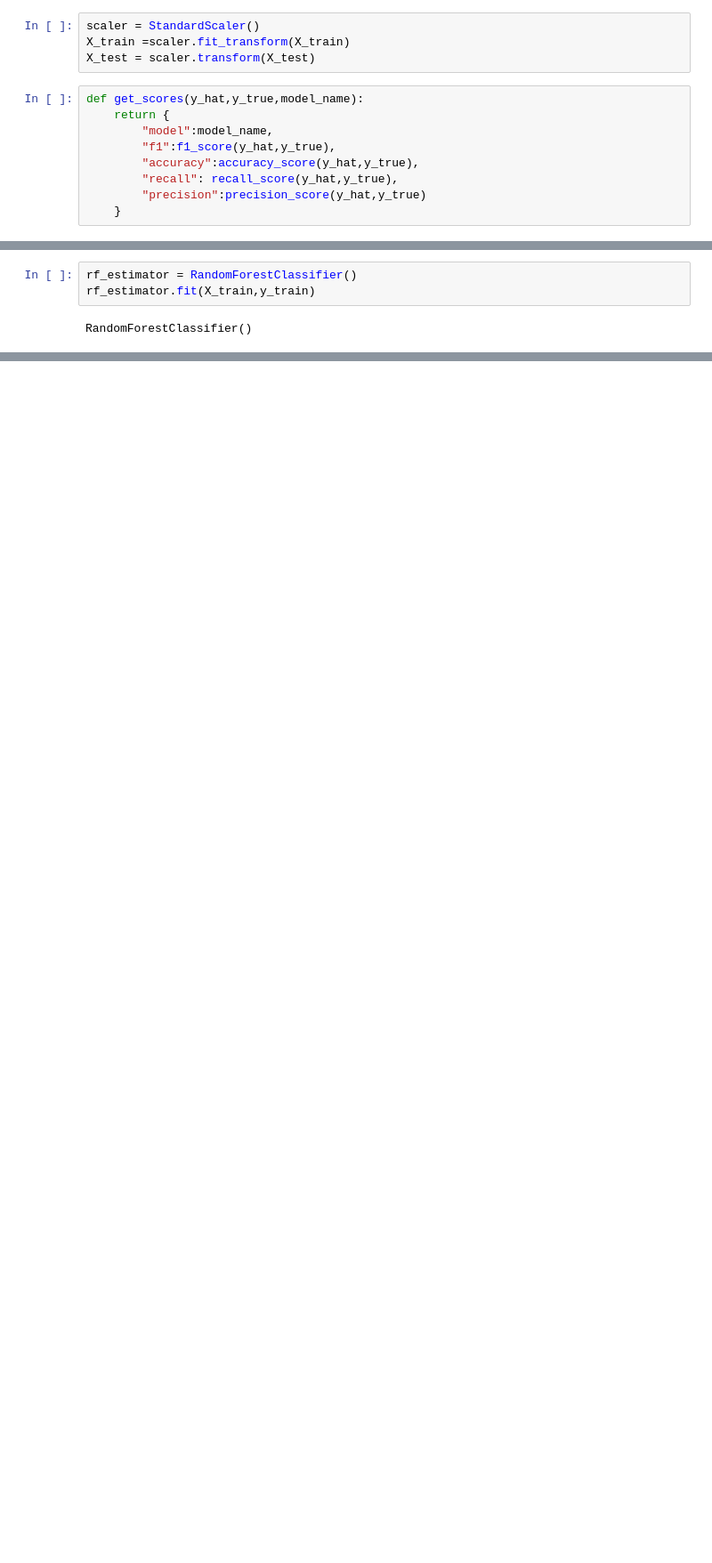
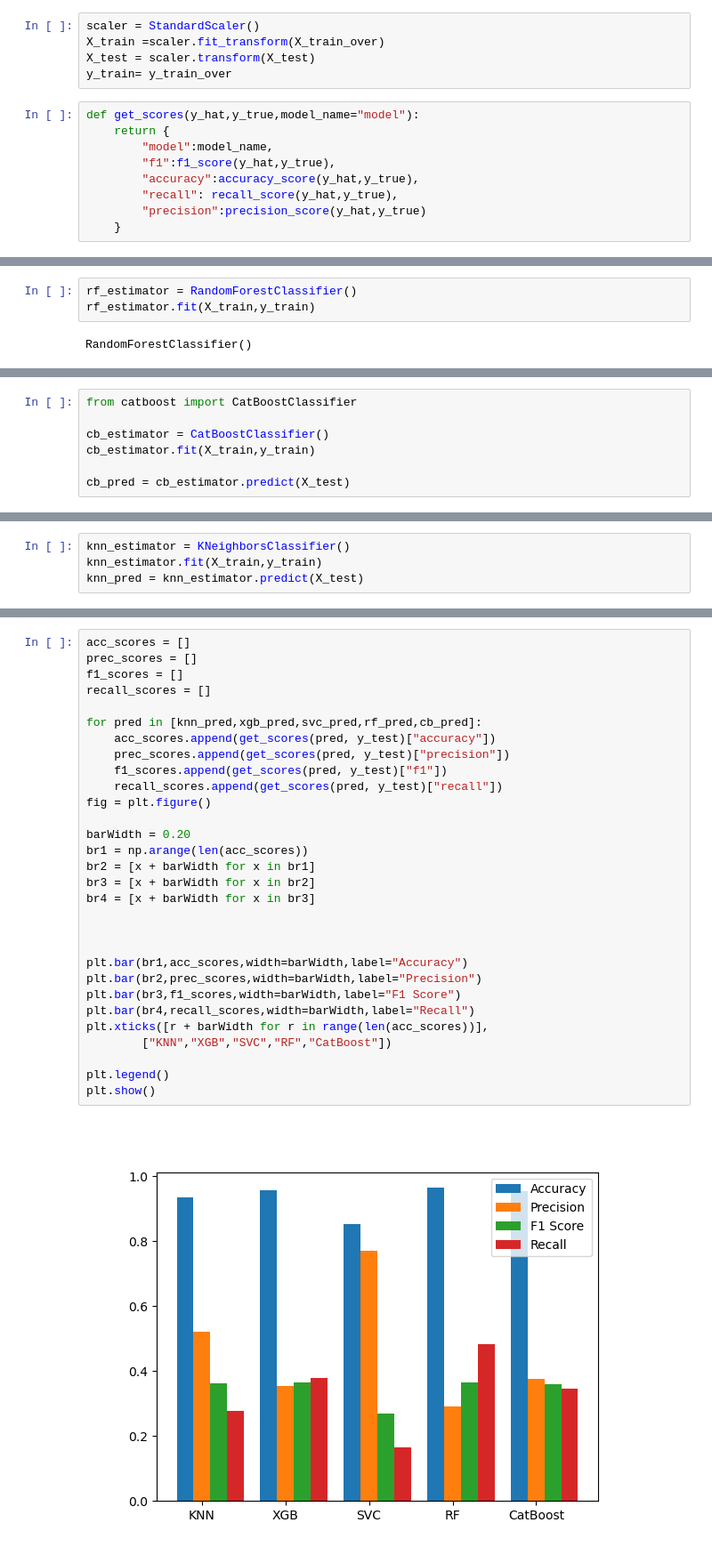
Before and after one commit to marci-nemeth/ML-Notebooks, a Jupyter notebook: 2-Classification/CompanyBankruptcyPrediction/BankruptcyPred.ipynb, the cells around one changed output, grey strips where cells are left out. Shown at 89% size. Cells and saved outputs as stored; diff of their text form; blank space fills up the shorter version.

```diff
--- a/2-Classification/CompanyBankruptcyPrediction/BankruptcyPred.ipynb
+++ b/2-Classification/CompanyBankruptcyPrediction/BankruptcyPred.ipynb
@@ -328,10 +338,11 @@ plt.show()
 [figure]
 # %%
 scaler = StandardScaler()
-X_train =scaler.fit_transform(X_train)
+X_train =scaler.fit_transform(X_train_over)
 X_test = scaler.transform(X_test)
+y_train= y_train_over
 # %%
-def get_scores(y_hat,y_true,model_name):
+def get_scores(y_hat,y_true,model_name="model"):
     return {
         "model":model_name,
         "f1":f1_score(y_hat,y_true),
@@ -381,0 +372,7 @@ SVM estimator
+# %%
+from catboost import CatBoostClassifier
+
+cb_estimator = CatBoostClassifier()
+cb_estimator.fit(X_train,y_train)
+
+cb_pred = cb_estimator.predict(X_test)
@@ -394,0 +405,4 @@ scores_df.append(get_scores(svc_pred,y_test,"SVC"),ignore_index=True)
+# %%
+knn_estimator = KNeighborsClassifier()
+knn_estimator.fit(X_train,y_train)
+knn_pred = knn_estimator.predict(X_test)
@@ -394,0 +411,32 @@ scores_df.append(get_scores(svc_pred,y_test,"SVC"),ignore_index=True)
+# %%
+acc_scores = []
+prec_scores = []
+f1_scores = []
+recall_scores = []
+
+for pred in [knn_pred,xgb_pred,svc_pred,rf_pred,cb_pred]:
+    acc_scores.append(get_scores(pred, y_test)["accuracy"])
+    prec_scores.append(get_scores(pred, y_test)["precision"])
+    f1_scores.append(get_scores(pred, y_test)["f1"])
+    recall_scores.append(get_scores(pred, y_test)["recall"])
+fig = plt.figure()
+
+barWidth = 0.20
+br1 = np.arange(len(acc_scores))
+br2 = [x + barWidth for x in br1]
+br3 = [x + barWidth for x in br2]
+br4 = [x + barWidth for x in br3]
+
+
+
+plt.bar(br1,acc_scores,width=barWidth,label="Accuracy")
+plt.bar(br2,prec_scores,width=barWidth,label="Precision")
+plt.bar(br3,f1_scores,width=barWidth,label="F1 Score")
+plt.bar(br4,recall_scores,width=barWidth,label="Recall")
+plt.xticks([r + barWidth for r in range(len(acc_scores))],
+        ["KNN","XGB","SVC","RF","CatBoost"])
+
+plt.legend()
+plt.show()
+# %% [output]
+[figure, added]
```
Also changed, not shown: parts of 38 cells of this notebook.
